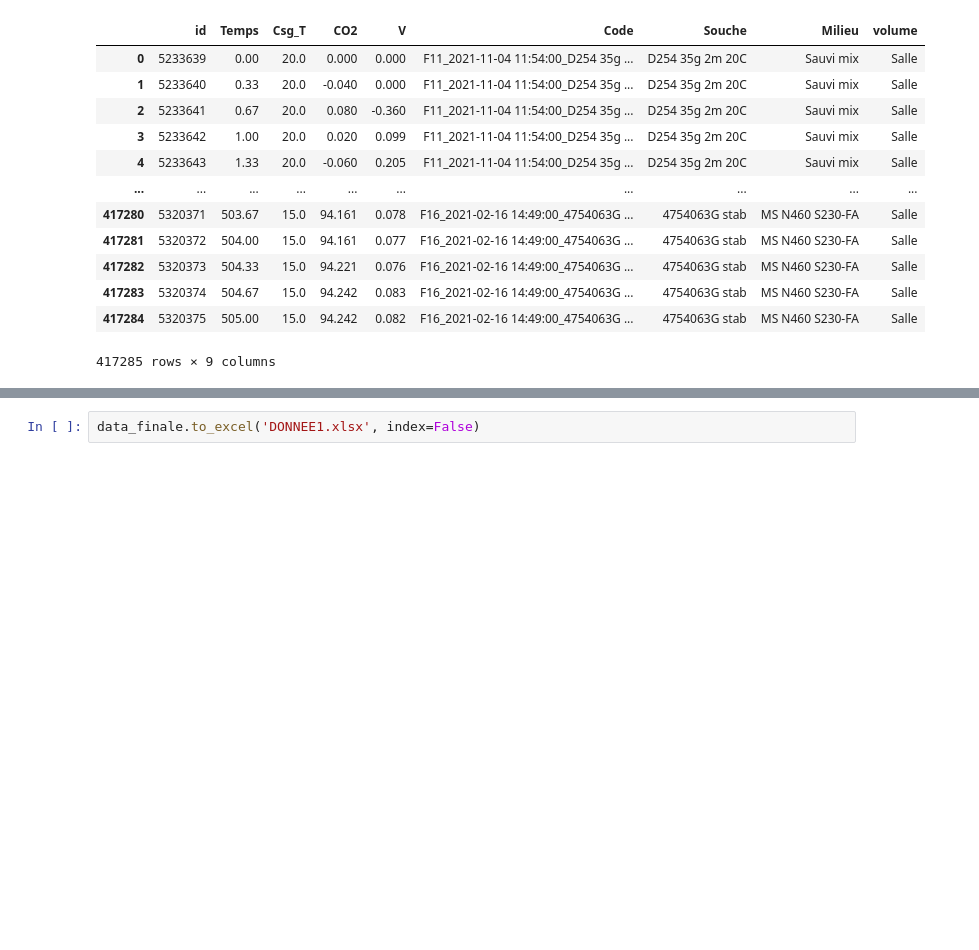
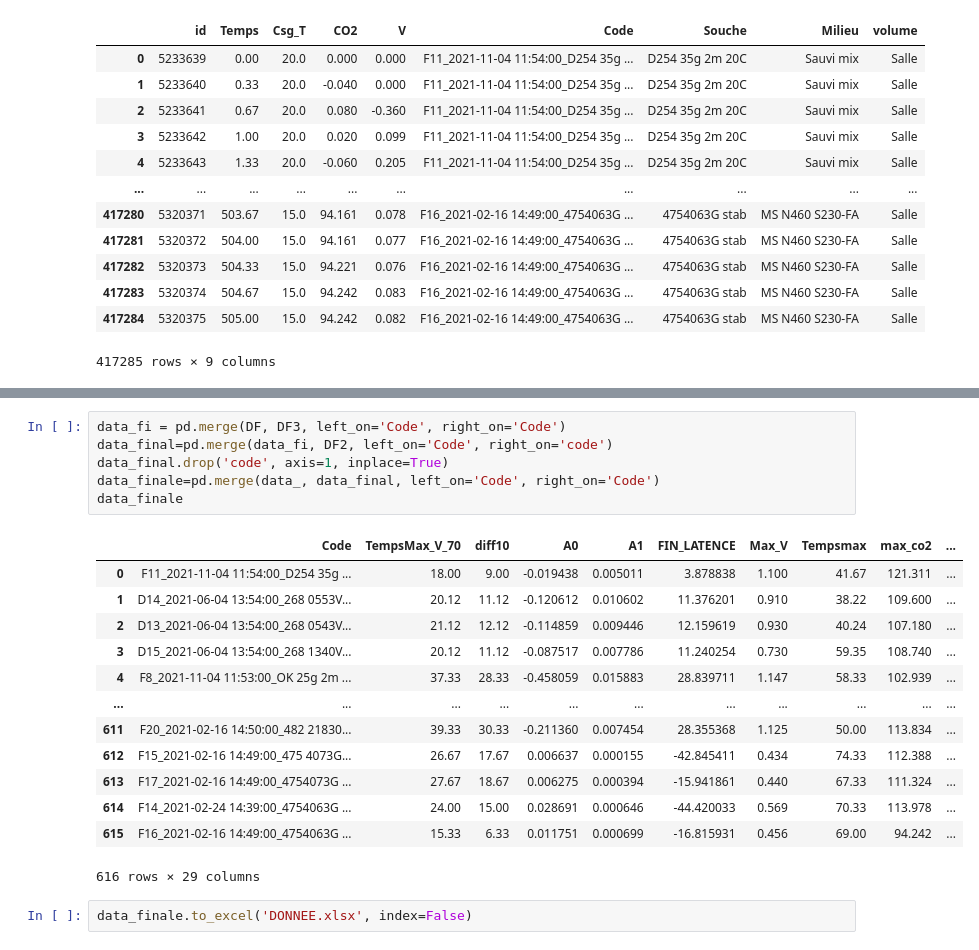
Before and after one commit to bigirimanainnocent12/Code, a Jupyter notebook: Fin_FERMA.ipynb, the cells around one changed output, grey strips where cells are left out. Saved outputs shown, nothing was run; the diff lists cells and outputs as text; blank space fills up the shorter version.

```diff
--- a/Fin_FERMA.ipynb
+++ b/Fin_FERMA.ipynb
@@ -209,2 +257,22 @@ data_finale
+# %%
+data_fi = pd.merge(DF, DF3, left_on='Code', right_on='Code')
+data_final=pd.merge(data_fi, DF2, left_on='Code', right_on='code')
+data_final.drop('code', axis=1, inplace=True)
+data_finale=pd.merge(data_, data_final, left_on='Code', right_on='Code')
+data_finale
+# %% [output]
+|  | Code | TempsMax_V_70 | diff10 | A0 | A1 | FIN_LATENCE | Max_V | Tempsmax | max_co2 | ... |
+| 0 | F11_2021-11-04 11:54:00_D254 35g ... | 18.00 | 9.00 | -0.019438 | 0.005011 | 3.878838 | 1.100 | 41.67 | 121.311 | ... |
+| 1 | D14_2021-06-04 13:54:00_268 0553V... | 20.12 | 11.12 | -0.120612 | 0.010602 | 11.376201 | 0.910 | 38.22 | 109.600 | ... |
+| 2 | D13_2021-06-04 13:54:00_268 0543V... | 21.12 | 12.12 | -0.114859 | 0.009446 | 12.159619 | 0.930 | 40.24 | 107.180 | ... |
+| 3 | D15_2021-06-04 13:54:00_268 1340V... | 20.12 | 11.12 | -0.087517 | 0.007786 | 11.240254 | 0.730 | 59.35 | 108.740 | ... |
+| 4 | F8_2021-11-04 11:53:00_OK 25g 2m ... | 37.33 | 28.33 | -0.458059 | 0.015883 | 28.839711 | 1.147 | 58.33 | 102.939 | ... |
+| ... | ... | ... | ... | ... | ... | ... | ... | ... | ... | ... |
+| 611 | F20_2021-02-16 14:50:00_482 21830... | 39.33 | 30.33 | -0.211360 | 0.007454 | 28.355368 | 1.125 | 50.00 | 113.834 | ... |
+| 612 | F15_2021-02-16 14:49:00_475 4073G... | 26.67 | 17.67 | 0.006637 | 0.000155 | -42.845411 | 0.434 | 74.33 | 112.388 | ... |
+| 613 | F17_2021-02-16 14:49:00_4754073G ... | 27.67 | 18.67 | 0.006275 | 0.000394 | -15.941861 | 0.440 | 67.33 | 111.324 | ... |
+| 614 | F14_2021-02-24 14:39:00_4754063G ... | 24.00 | 15.00 | 0.028691 | 0.000646 | -44.420033 | 0.569 | 70.33 | 113.978 | ... |
+| 615 | F16_2021-02-16 14:49:00_4754063G ... | 15.33 | 6.33 | 0.011751 | 0.000699 | -16.815931 | 0.456 | 69.00 | 94.242 | ... |
+616 rows × 29 columns
 # %%
-data_finale.to_excel('DONNEE1.xlsx', index=False)
+data_finale.to_excel('DONNEE.xlsx', index=False)
```
Also changed, not shown: parts of 11 cells of this notebook.
